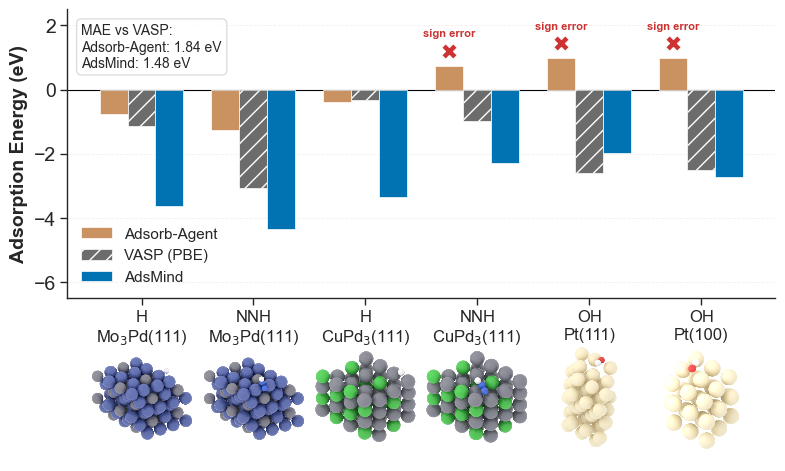
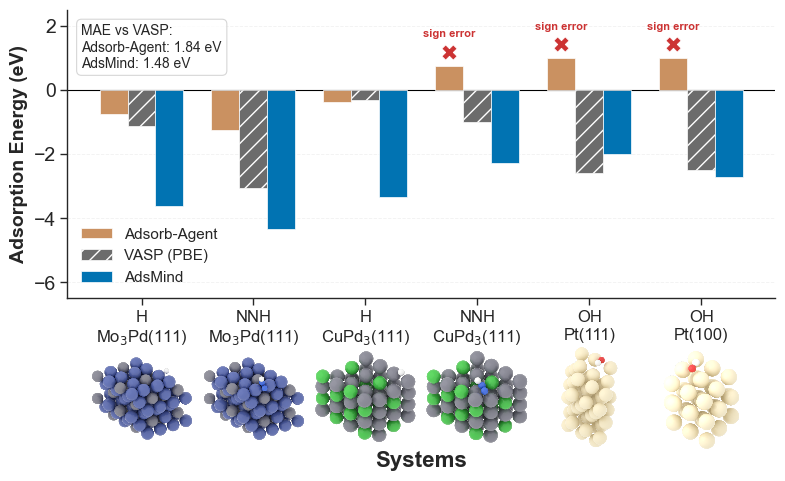
Unified diff of the notebook cell whose output changed from the first chart to the second:
--- before
+++ after
@@ -71,4 +71,5 @@
         transform=ax.transAxes, ha='left', va='top', fontsize=10,
         bbox=dict(boxstyle='round,pad=0.35', facecolor='white', alpha=0.8, edgecolor='#cccccc'))
+ax.set_xlabel('Systems', fontsize=16, fontweight='bold', labelpad=75)# set the position of x-axis label lower
 
 plt.tight_layout()

Commit: chore: update some details in plotting